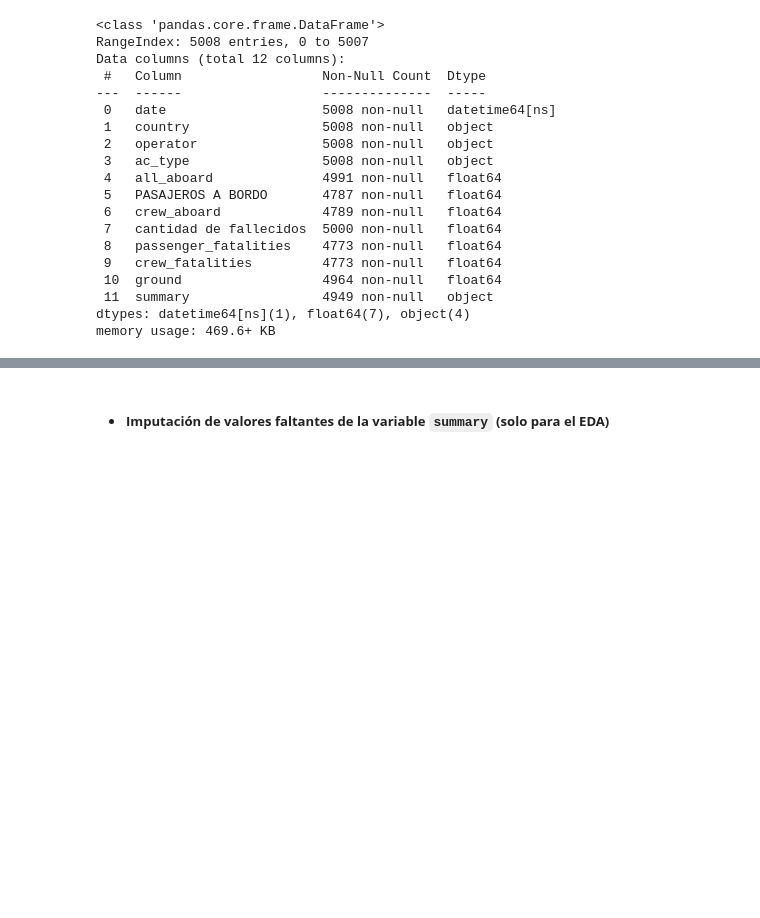
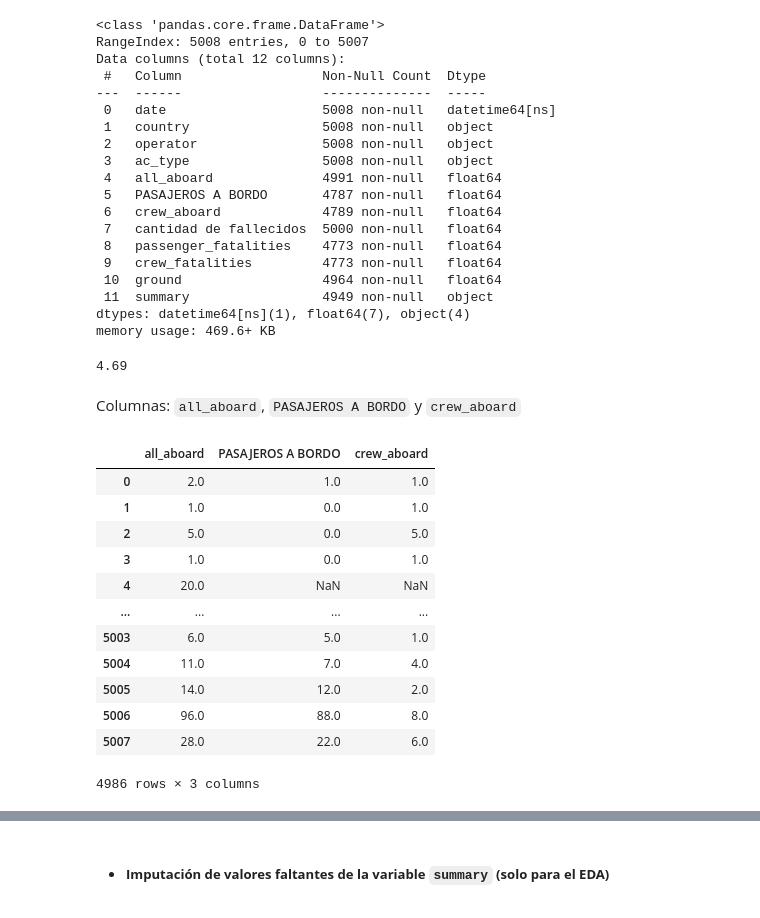
Before and after one commit to JersonGB22/ProyectoIndividual2_DataAnalytics, a Jupyter notebook: EDA.ipynb, the cells around one changed output, grey strips where cells are left out. Saved outputs shown, nothing was run; the diff lists cells and outputs as text; code cells hidden in the pictures; blank space fills up the shorter version.

```diff
--- a/EDA.ipynb
+++ b/EDA.ipynb
@@ -230,9 +223,27 @@ Data columns (total 12 columns):
  11  summary                 4949 non-null   object
 dtypes: datetime64[ns](1), float64(7), object(4)
 memory usage: 469.6+ KB
-# %%
-# Imputando las columnas
-for column in df.columns:
-    if df[column].dtype=="float64":
-        df[column].fillna(0,inplace=True)
-        df[column]=df[column].astype(int)
+# %%
+# Porcentaje de valores nulos de la variable con mayor cantidad faltantes (bajo: 4.69%)
+print(round((df[df.passenger_fatalities.isnull()].shape[0]/df.shape[0])*100,2))
+# %% [output]
+4.69
+# %% [markdown]
+Columnas: `all_aboard`, `PASAJEROS A BORDO` y `crew_aboard`
+# %%
+# Se concluye que: 'all_aboard' = 'PASAJEROS A BORDO' + 'crew_aboard'
+df[df["all_aboard"]>0][["all_aboard","PASAJEROS A BORDO","crew_aboard"]]
+# %% [output]
+|  | all_aboard | PASAJEROS A BORDO | crew_aboard |
+| 0 | 2.0 | 1.0 | 1.0 |
+| 1 | 1.0 | 0.0 | 1.0 |
+| 2 | 5.0 | 0.0 | 5.0 |
+| 3 | 1.0 | 0.0 | 1.0 |
+| 4 | 20.0 | NaN | NaN |
+| ... | ... | ... | ... |
+| 5003 | 6.0 | 5.0 | 1.0 |
+| 5004 | 11.0 | 7.0 | 4.0 |
+| 5005 | 14.0 | 12.0 | 2.0 |
+| 5006 | 96.0 | 88.0 | 8.0 |
+| 5007 | 28.0 | 22.0 | 6.0 |
+4986 rows × 3 columns
```
Also changed, not shown: parts of 19 cells of this notebook, 2 other files.
